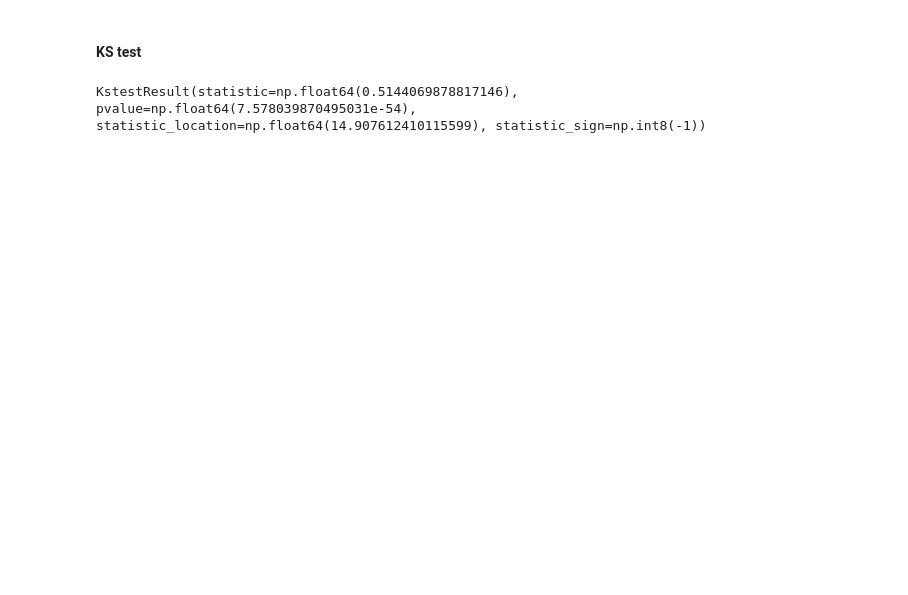
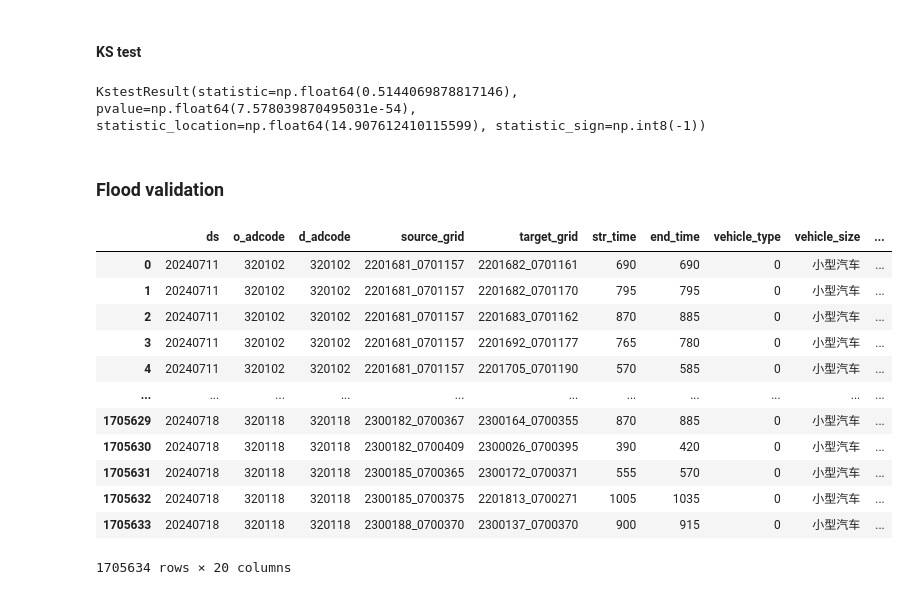
Before and after one commit to jesuslovesyiyi/Global-road-network-resilience, a Jupyter notebook: analysis/05_Validation.ipynb, the cells around one changed output. Cells and saved outputs as stored; diff of their text form; code cells hidden in the pictures; blank space fills up the shorter version.

```diff
--- a/analysis/05_Validation.ipynb
+++ b/analysis/05_Validation.ipynb
@@ -561,3 +563,5 @@ sample2 = list(OD_baseline_df["OD_route_time_min"])
 print(ks_2samp(sample1, sample2))
 # %% [output]
 KstestResult(statistic=np.float64(0.5144069878817146), pvalue=np.float64(7.578039870495031e-54), statistic_location=np.float64(14.907612410115599), statistic_sign=np.int8(-1))
+# %% [markdown]
+### Flood validation
@@ -563,0 +580,16 @@ KstestResult(statistic=np.float64(0.5144069878817146), pvalue=np.float64(7.57803
+# %%
+od_df_amap_cleaned
+# %% [output]
+|  | ds | o_adcode | d_adcode | source_grid | target_grid | str_time | end_time | vehicle_type | vehicle_size | ... |
+| 0 | 20240711 | 320102 | 320102 | 2201681_0701157 | 2201682_0701161 | 690 | 690 | 0 | 小型汽车 | ... |
+| 1 | 20240711 | 320102 | 320102 | 2201681_0701157 | 2201682_0701170 | 795 | 795 | 0 | 小型汽车 | ... |
+| 2 | 20240711 | 320102 | 320102 | 2201681_0701157 | 2201683_0701162 | 870 | 885 | 0 | 小型汽车 | ... |
+| 3 | 20240711 | 320102 | 320102 | 2201681_0701157 | 2201692_0701177 | 765 | 780 | 0 | 小型汽车 | ... |
+| 4 | 20240711 | 320102 | 320102 | 2201681_0701157 | 2201705_0701190 | 570 | 585 | 0 | 小型汽车 | ... |
+| ... | ... | ... | ... | ... | ... | ... | ... | ... | ... | ... |
+| 1705629 | 20240718 | 320118 | 320118 | 2300182_0700367 | 2300164_0700355 | 870 | 885 | 0 | 小型汽车 | ... |
+| 1705630 | 20240718 | 320118 | 320118 | 2300182_0700409 | 2300026_0700395 | 390 | 420 | 0 | 小型汽车 | ... |
+| 1705631 | 20240718 | 320118 | 320118 | 2300185_0700365 | 2300172_0700371 | 555 | 570 | 0 | 小型汽车 | ... |
+| 1705632 | 20240718 | 320118 | 320118 | 2300185_0700375 | 2201813_0700271 | 1005 | 1035 | 0 | 小型汽车 | ... |
+| 1705633 | 20240718 | 320118 | 320118 | 2300188_0700370 | 2300137_0700370 | 900 | 915 | 0 | 小型汽车 | ... |
+1705634 rows × 20 columns
```
Also changed, not shown: parts of 9 cells of this notebook.
